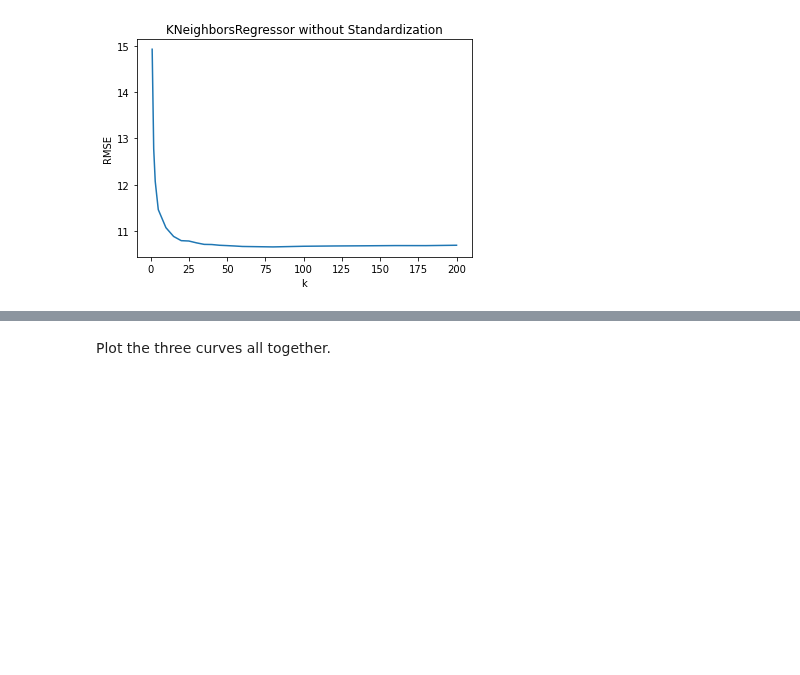
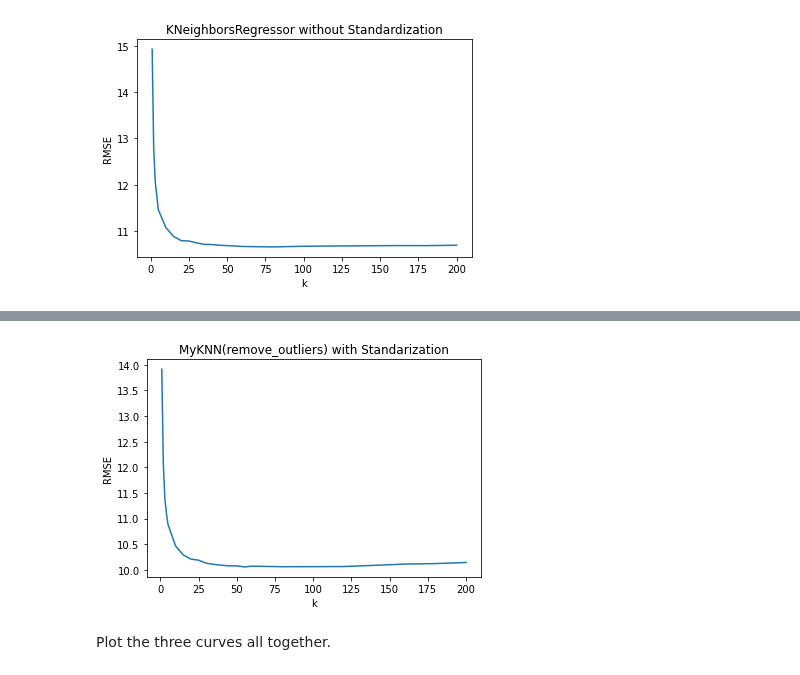
Before and after one commit to shaoyu0966/SLDL, a Jupyter notebook: hw1/hw1.ipynb, the cells around one changed output, grey strips where cells are left out. Drawn from its saved outputs; the diff is of its cells as text; code cells hidden in the pictures; blank space fills up the shorter version.

```diff
--- a/hw1/hw1.ipynb
+++ b/hw1/hw1.ipynb
@@ -24,6 +24,13 @@ class myknn_regressor():
         equal_weight use the same weight for all neighbors.
         remove_outliers remove neighbors out in [Q1 - 1.5 IQR, Q3 + 1.5IQR].
         """
+        if n_neighbors <= 0:
+            print('Error: n_neighbors should be nonneg')
+            exit(1)
+        elif mean_type not in ['equal_weight', 'remove_outliers']:
+            print('Error: mean_type should be one of \'equal_weight\' or \'remove_outliers\'')
+            exit(1)
+
         self.n_neighbors = n_neighbors
         self.mean_type = mean_type
 
@@ -208,0 +216,10 @@ plt.show()
+# %%
+# compute rmse under different k
+myknn_rmse = []
+for k in k_settings:
+    print(f'Computing k = {k}')
+    myknn = myknn_regressor(n_neighbors=k, mean_type='remove_outliers')
+    myknn.fit(x_train_stdize, y_train)
+    y_pred = myknn.predict(x_test_stdize)
+    myknn_rmse.append(rmse(y_test, y_pred))
+print(myknn_rmse)
@@ -209,2 +244,11 @@ plt.show()
+# %%
+# plot
+plt.plot(k_settings, myknn_rmse)
+plt.title('MyKNN(remove_outliers) with Standardization')
+plt.xlabel('k')
+plt.ylabel('RMSE')
+plt.show()
+# %% [output]
+[figure, added]
 # %% [markdown]
 Plot the three curves all together.
```
Also changed, not shown: parts of 4 cells of this notebook.
